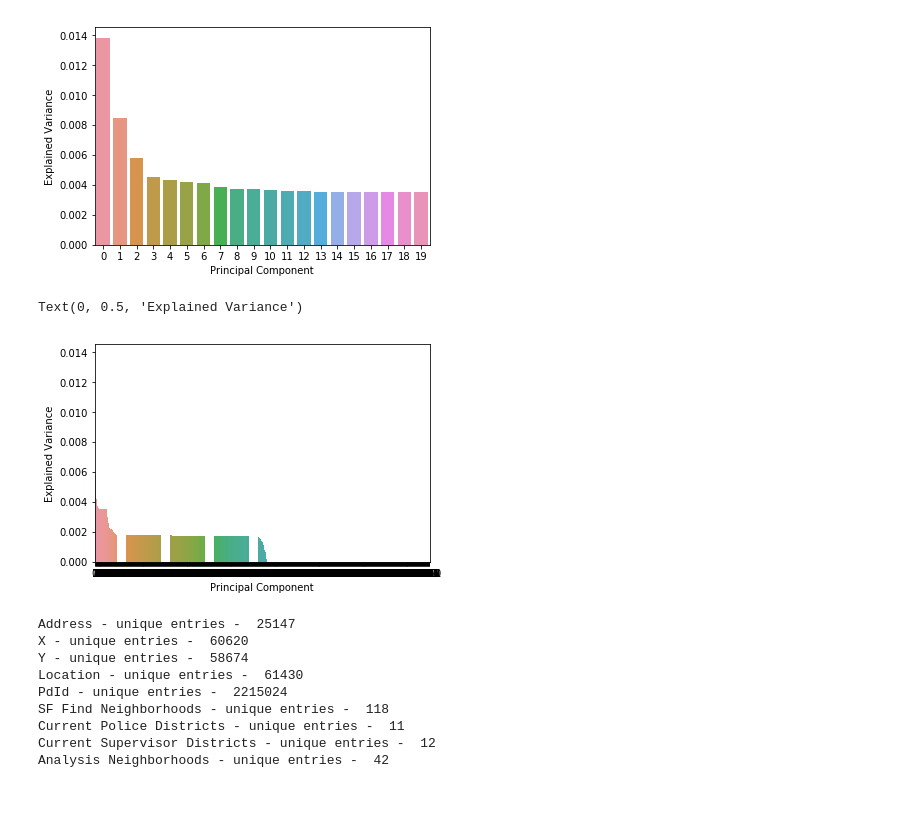
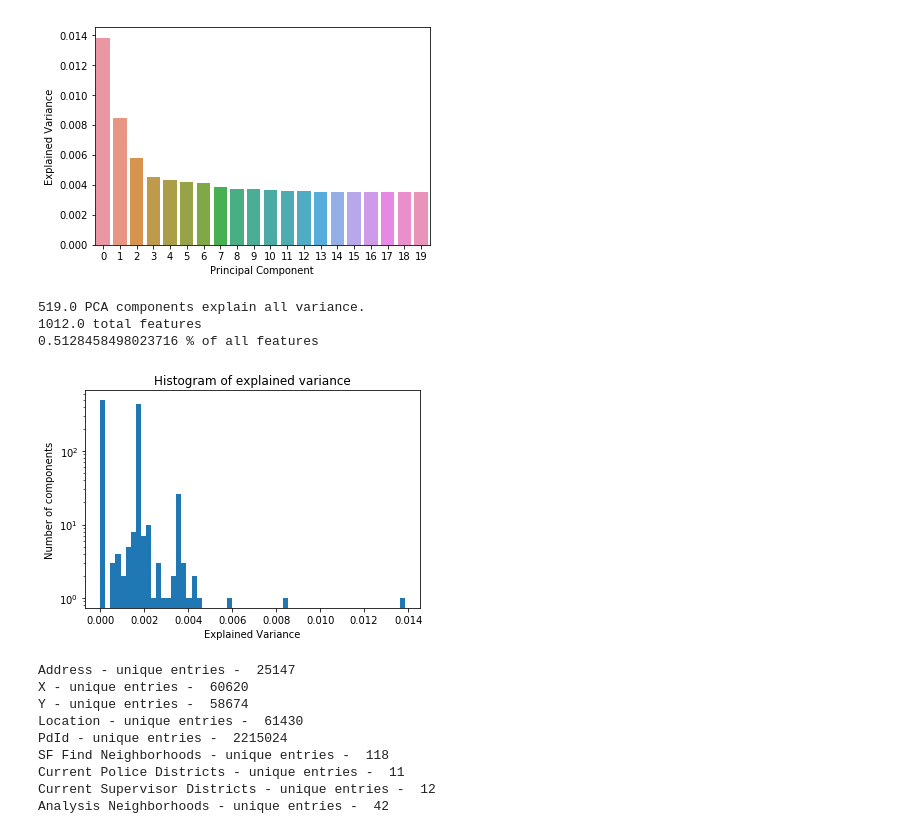
Before and after one commit to daericks/datasf, a Jupyter notebook: notebooks/initial_exploration.ipynb, the cells around one changed output. Saved outputs shown, nothing was run; the diff lists cells and outputs as text; code cells hidden in the pictures; blank space fills up the shorter version.

```diff
--- a/notebooks/initial_exploration.ipynb
+++ b/notebooks/initial_exploration.ipynb
@@ -107,14 +119,23 @@ ax.set_ylabel('Explained Variance')
 # %% [output]
 Text(0, 0.5, 'Explained Variance')
 [figure]
-# %%
-pca.explained_variance_
-ax = sns.barplot(x=np.arange(len(pca.explained_variance_)), y=pca.explained_variance_/sum(pca.explained_variance_), )
-ax.set_xlabel('Principal Component')
-ax.set_ylabel('Explained Variance')
-# %% [output]
-Text(0, 0.5, 'Explained Variance')
-[figure, removed]
+# %%
+# Histogram of explained variance
+vals, bins, patches = plt.hist(pca.explained_variance_/sum(pca.explained_variance_), log=True, bins=60)
+plt.title('Histogram of explained variance')
+plt.xlabel('Explained Variance')
+plt.ylabel('Number of components')
+
+# Observations
+num_exp_var = np.sum(vals)-vals[0] #
+print(num_exp_var, 'PCA components explain all variance.')
+print(np.sum(vals), 'total features')
+print(num_exp_var/np.sum(vals), '% of all features')
+# %% [output]
+519.0 PCA components explain all variance.
+1012.0 total features
+0.5128458498023716 % of all features
+[figure, added]
 # %%
 cols_list = ['Address', 'X', 'Y', 'Location', 'PdId',
        'SF Find Neighborhoods', 'Current Police Districts',
```
Also changed, not shown: parts of 7 cells of this notebook.
